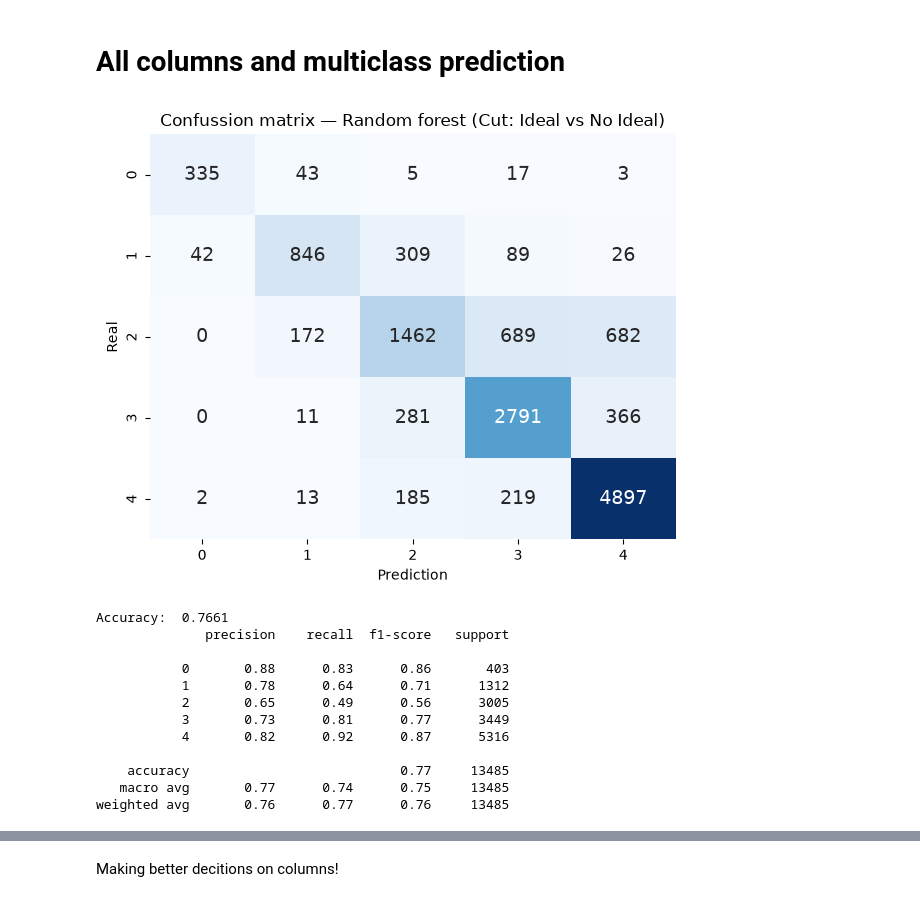
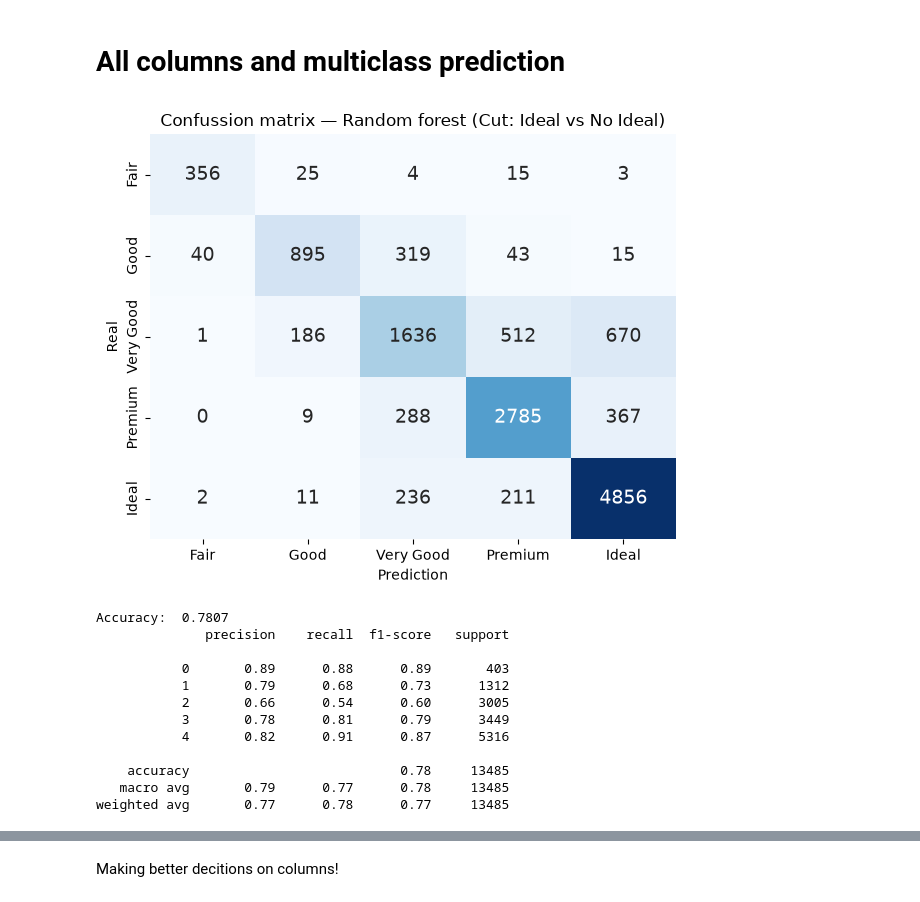
Before and after one commit to Alejoso/taller2-aprendizaje-automatico, a Jupyter notebook: randomForest.ipynb, the cells around one changed output, grey strips where cells are left out. Saved outputs shown, nothing was run; the diff lists cells and outputs as text; code cells hidden in the pictures.

```diff
--- a/randomForest.ipynb
+++ b/randomForest.ipynb
@@ -135,6 +173,8 @@ F1-score:  0.8551
 # All columns and multiclass prediction
 # %%
 cut_order = {'Fair': 0, 'Good': 1, 'Very Good': 2, 'Premium': 3, 'Ideal': 4}
+color_order = {'J': 0, 'I': 1, 'H': 2, 'G': 3, 'F': 4, 'E': 5, 'D': 6}
+clarity_order = {'I1': 0, 'SI2': 1, 'SI1': 2, 'VS2': 3, 'VS1': 4, 'VVS2': 5, 'VVS1': 6, 'IF': 7}
 # %%
 stardard_cols = ["table", "x", "y", "z", "price"]
 robust_cols = ["depth"]
@@ -142,6 +182,10 @@ boxcox_cols = ["carat"]
 cat_cols = ["color", "clarity"]
 
 X = df[stardard_cols + robust_cols + cat_cols + boxcox_cols]
+
+X['color_encoded'] = X['color'].map(color_order)
+X['clarity_encoded'] = X['clarity'].map(clarity_order)
+
 y = df["cut"]
 y = df['cut'].map(cut_order)
 
@@ -160,57 +204,53 @@ boxcox_pipeline = Pipeline([
     ("boxcox", PowerTransformer(method="box-cox", standardize=True)),  # Does not need standard scaler
 ])
 
-catecorical_pipeline = Pipeline([
-    ("imputer", SimpleImputer(strategy="most_frequent")),
-    ("onehot", OneHotEncoder()),
-])
-
 preprocess = ColumnTransformer([
     ("standard", standard_pipeline, stardard_cols),
     ("robust", robust_pipeline, robust_cols),
     ("box-cox", boxcox_pipeline, boxcox_cols),
-    ("cat", catecorical_pipeline, cat_cols),
 ])
 
 model = Pipeline([
     ("preprocess", preprocess),
     ("random_forest", RandomForestClassifier(
         criterion="gini",
         n_estimators=100
     )),
 ])
 
 X_train, X_test, y_train, y_test = train_test_split(X, y, test_size=0.25, random_state=777)
 
 model.fit(X_train, y_train) # Here we fit and transform the information
 y_pred = model.predict(X_test) # Here we only trasnform and predict
 
 # Metrics
 cm = confusion_matrix(y_test, y_pred)
 acc = accuracy_score(y_test, y_pred)
 report = classification_report(y_test, y_pred)
 
 plt.figure(figsize=(6, 5))
 sns.heatmap(cm, annot=True, fmt='d', cmap='Blues',
-            cbar=False, annot_kws={'size': 14})
+            cbar=False, annot_kws={'size': 14},
+            xticklabels=['Fair', 'Good', 'Very Good', 'Premium', 'Ideal'],
+            yticklabels=['Fair', 'Good', 'Very Good', 'Premium', 'Ideal'],)
 plt.xlabel('Prediction')
 plt.ylabel('Real')
 plt.title('Confussion matrix — Random forest (Cut: Ideal vs No Ideal)')
 plt.tight_layout()
 plt.show()
 print(f"Accuracy:  {acc:.4f}")
 print(report)
 # %% [output]
-[figure, old version]
+[figure, new version]
-Accuracy:  0.7661
+Accuracy:  0.7807
               precision    recall  f1-score   support
 
-           0       0.88      0.83      0.86       403
-           1       0.78      0.64      0.71      1312
-           2       0.65      0.49      0.56      3005
-           3       0.73      0.81      0.77      3449
-           4       0.82      0.92      0.87      5316
+           0       0.89      0.88      0.89       403
+           1       0.79      0.68      0.73      1312
+           2       0.66      0.54      0.60      3005
+           3       0.78      0.81      0.79      3449
+           4       0.82      0.91      0.87      5316
 
-    accuracy                           0.77     13485
-   macro avg       0.77      0.74      0.75     13485
-weighted avg       0.76      0.77      0.76     13485
+    accuracy                           0.78     13485
+   macro avg       0.79      0.77      0.78     13485
+weighted avg       0.77      0.78      0.77     13485
```
Also changed, not shown: parts of 6 cells of this notebook, 3 other files.
